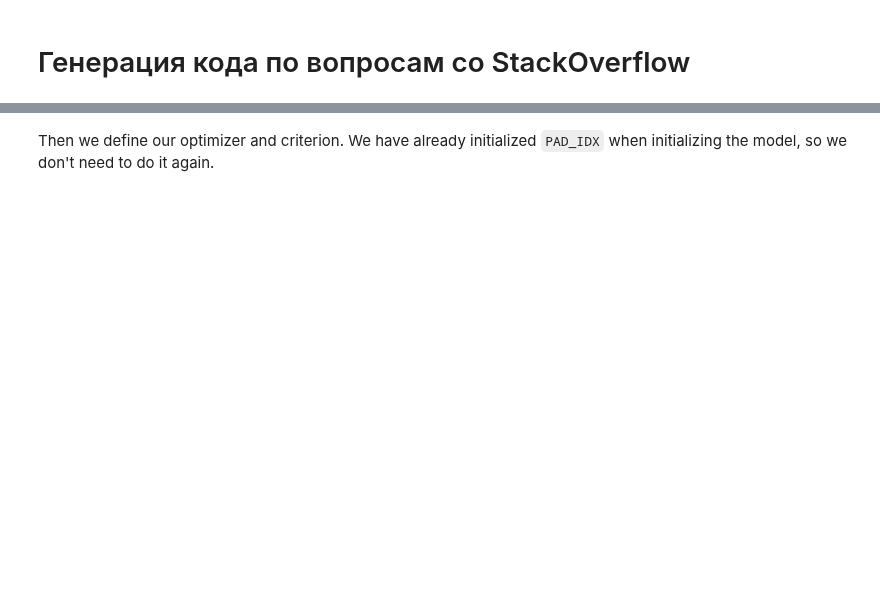
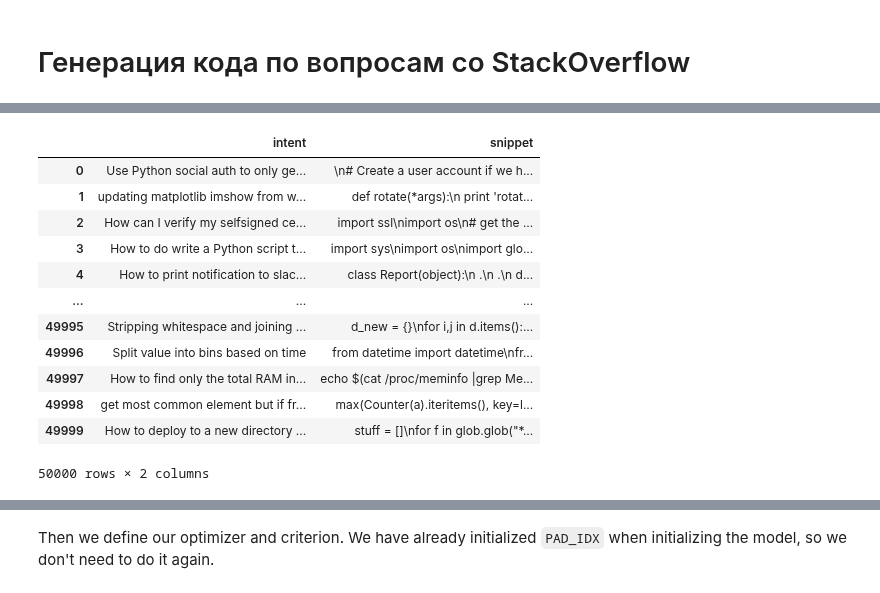
Before and after one commit to wisoffe/Courses, a Jupyter notebook: Stepik. Neural networks and NLP/stepik-nn-and-nlp 5.5.final-hw1 (seq2seq-stackovf).ipynb, the cells around one changed output, grey strips where cells are left out. Cells and saved outputs as stored; diff of their text form; code cells hidden in the pictures; blank space fills up the shorter version.

```diff
--- a/Stepik. Neural networks and NLP/stepik-nn-and-nlp 5.5.final-hw1 (seq2seq-stackovf).ipynb
+++ b/Stepik. Neural networks and NLP/stepik-nn-and-nlp 5.5.final-hw1 (seq2seq-stackovf).ipynb
@@ -401,0 +840,19 @@ class Seq2Seq(nn.Module):
+# %%
+import pandas as pd
+import numpy as np
+pd_test = pd.read_csv('./stepik-dl-nlp/datasets/stackoverflow_code_generation/StaQC/train.csv')
+pd_test
+# %% [output]
+|  | intent | snippet |
+| 0 | Use Python social auth to only ge... | \n# Create a user account if we h... |
+| 1 | updating matplotlib imshow from w... | def rotate(*args):\n print 'rotat... |
+| 2 | How can I verify my selfsigned ce... | import ssl\nimport os\n# get the ... |
+| 3 | How to do write a Python script t... | import sys\nimport os\nimport glo... |
+| 4 | How to print notification to slac... | class Report(object):\n .\n .\n d... |
+| ... | ... | ... |
+| 49995 | Stripping whitespace and joining ... | d_new = {}\nfor i,j in d.items():... |
+| 49996 | Split value into bins based on time | from datetime import datetime\nfr... |
+| 49997 | How to find only the total RAM in... | echo $(cat /proc/meminfo |grep Me... |
+| 49998 | get most common element but if fr... | max(Counter(a).iteritems(), key=l... |
+| 49999 | How to deploy to a new directory ... | stuff = []\nfor f in glob.glob("*... |
+50000 rows × 2 columns
```
Also changed, not shown: parts of 76 cells of this notebook.
